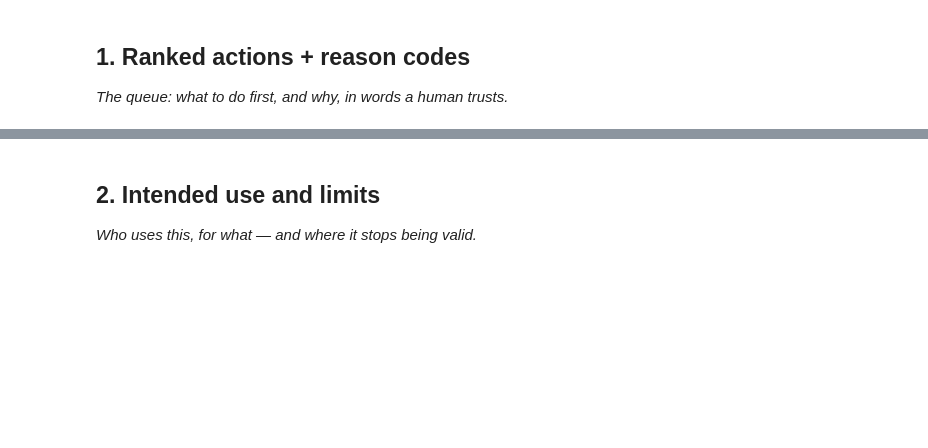
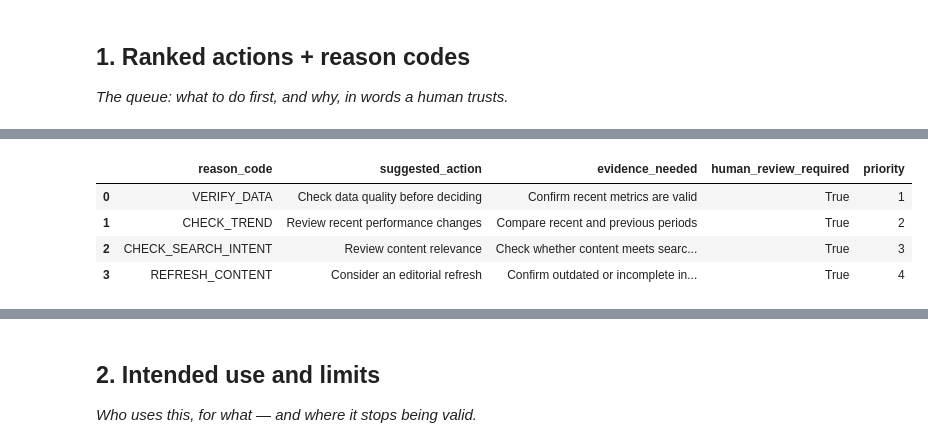
Before and after one commit to Ruchi74/flyrank-ml-internship, a Jupyter notebook: work/notebooks/w07_action_playbook.ipynb, the cells around one changed output, grey strips where cells are left out. Cells and saved outputs as stored; diff of their text form; code cells hidden in the pictures; blank space fills up the shorter version.

```diff
--- a/work/notebooks/w07_action_playbook.ipynb
+++ b/work/notebooks/w07_action_playbook.ipynb
@@ -12,0 +27,39 @@ This skeleton is yours to fill. Work the sections **in order** — each one has
+# %%
+import pandas as pd
+from pathlib import Path
+
+example_queue = pd.DataFrame([
+    {
+        "reason_code": "VERIFY_DATA",
+        "suggested_action": "Check data quality before deciding",
+        "evidence_needed": "Confirm recent metrics are valid",
+        "human_review_required": True
+    },
+    {
+        "reason_code": "CHECK_TREND",
+        "suggested_action": "Review recent performance changes",
+        "evidence_needed": "Compare recent and previous periods",
+        "human_review_required": True
+    },
+    {
+        "reason_code": "CHECK_SEARCH_INTENT",
+        "suggested_action": "Review content relevance",
+        "evidence_needed": "Check whether content meets search intent",
+        "human_review_required": True
+    },
+    {
+        "reason_code": "REFRESH_CONTENT",
+        "suggested_action": "Consider an editorial refresh",
+        "evidence_needed": "Confirm outdated or incomplete information",
+        "human_review_required": True
+    }
+])
+
+example_queue["priority"] = [1, 2, 3, 4]
+display(example_queue)
+# %% [output]
+|  | reason_code | suggested_action | evidence_needed | human_review_required | priority |
+| 0 | VERIFY_DATA | Check data quality before deciding | Confirm recent metrics are valid | True | 1 |
+| 1 | CHECK_TREND | Review recent performance changes | Compare recent and previous periods | True | 2 |
+| 2 | CHECK_SEARCH_INTENT | Review content relevance | Check whether content meets searc... | True | 3 |
+| 3 | REFRESH_CONTENT | Consider an editorial refresh | Confirm outdated or incomplete in... | True | 4 |
```
Also changed, not shown: parts of 14 cells of this notebook.
